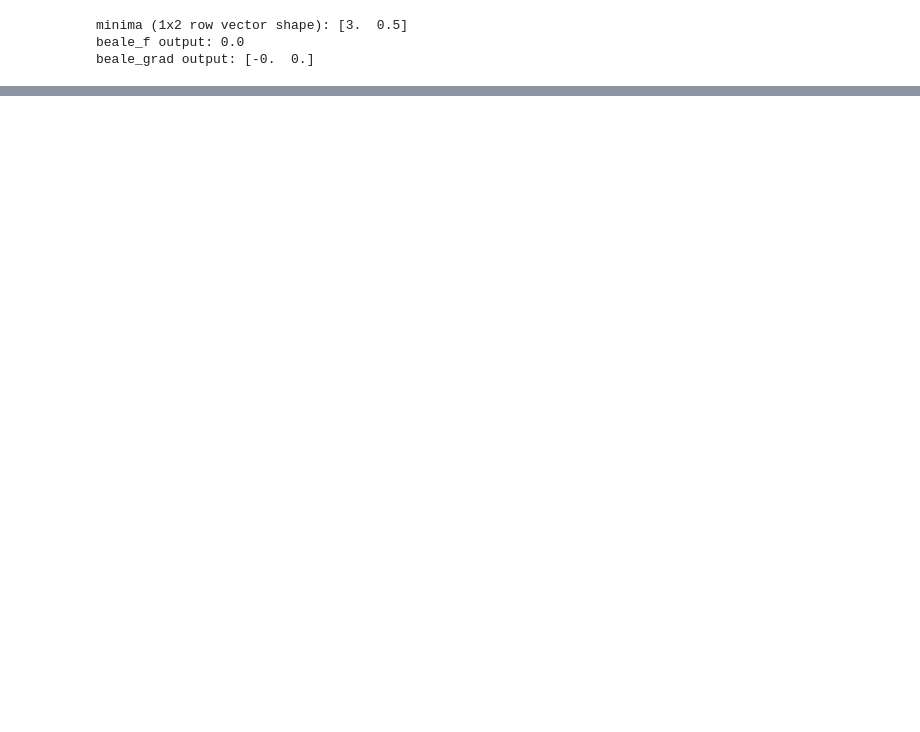
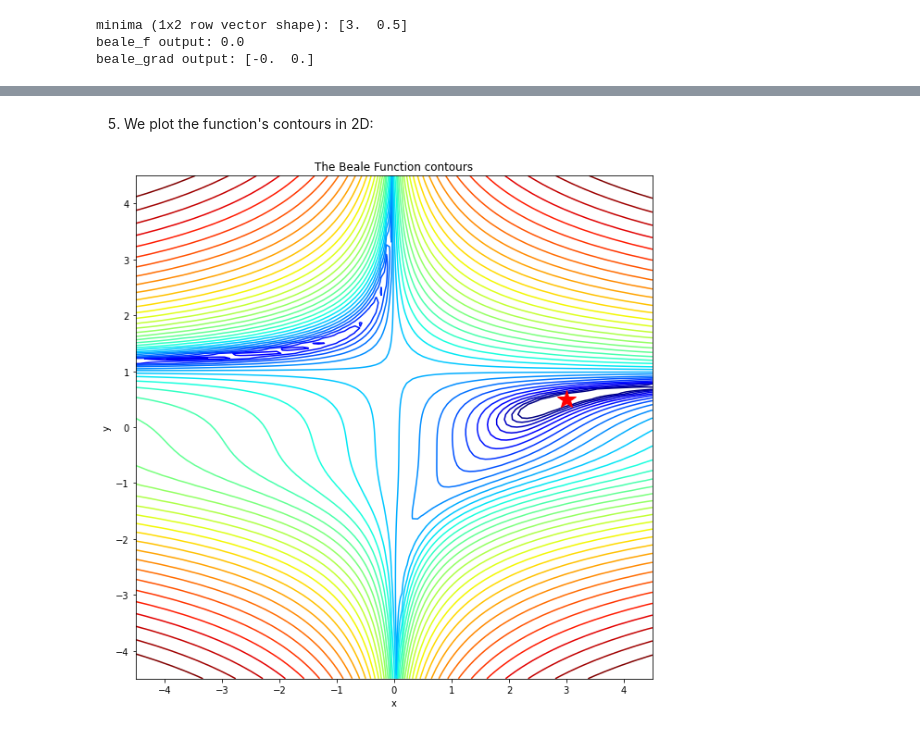
Before and after one commit to ynahum/dl_hw, a Jupyter notebook: hw1/ee046211_hw1_034462796_204034953.ipynb, the cells around one changed output, grey strips where cells are left out. Drawn from its saved outputs; the diff is of its cells as text; code cells hidden in the pictures; blank space fills up the shorter version.

```diff
--- a/hw1/ee046211_hw1_034462796_204034953.ipynb
+++ b/hw1/ee046211_hw1_034462796_204034953.ipynb
@@ -327,3 +346,18 @@ beale_grad output: [-0.  0.]
+# %% [markdown]
+5. We plot the function's contours in 2D:
+# %%
+
+fig = plt.figure(figsize=(10,10))
+ax = plt.subplot(1,1,1)
+
+ax.contour(x_mesh, y_mesh, z, levels=np.logspace(-.5, 5, 35), norm=LogNorm(), cmap=plt.cm.jet)
+ax.plot(min_x, min_y, 'r*', markersize=20)
+
+ax.set_xlabel("x")
+ax.set_ylabel("y")
+_ = ax.set_title("The Beale Function contours")
+# %% [output]
+[figure, added]
 # %% [markdown]
 ### <img src="https://img.icons8.com/color/48/000000/code.png" style="height:50px;display:inline"> Task 2 - Building an Optimizer - Nesterov Momentum
 ---
```
Also changed, not shown: parts of 3 cells of this notebook.
